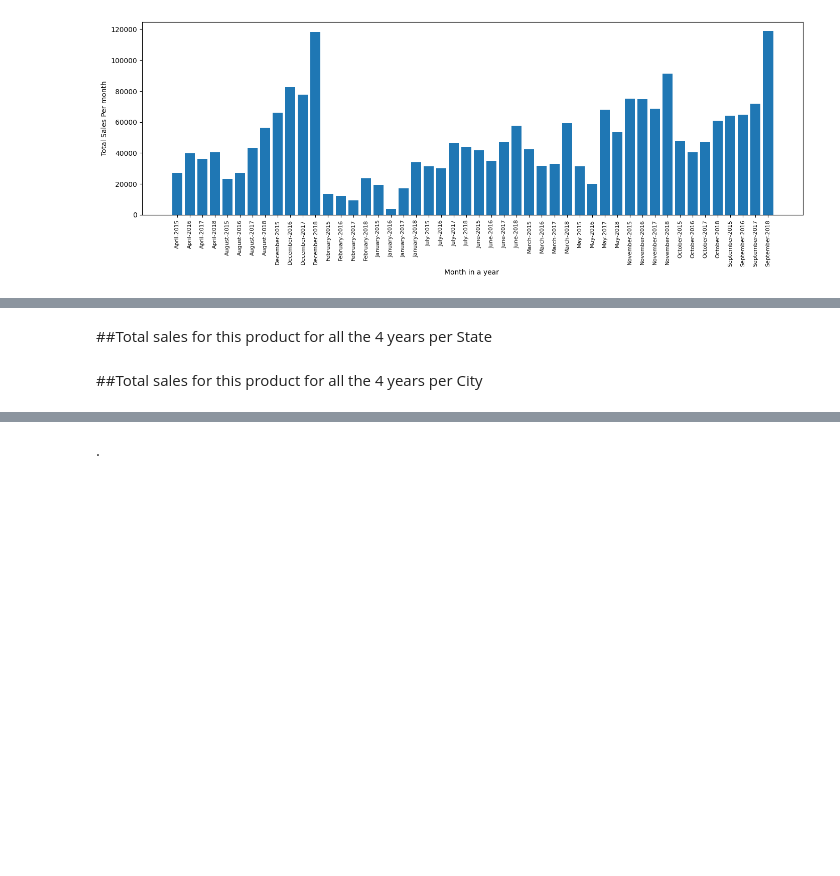
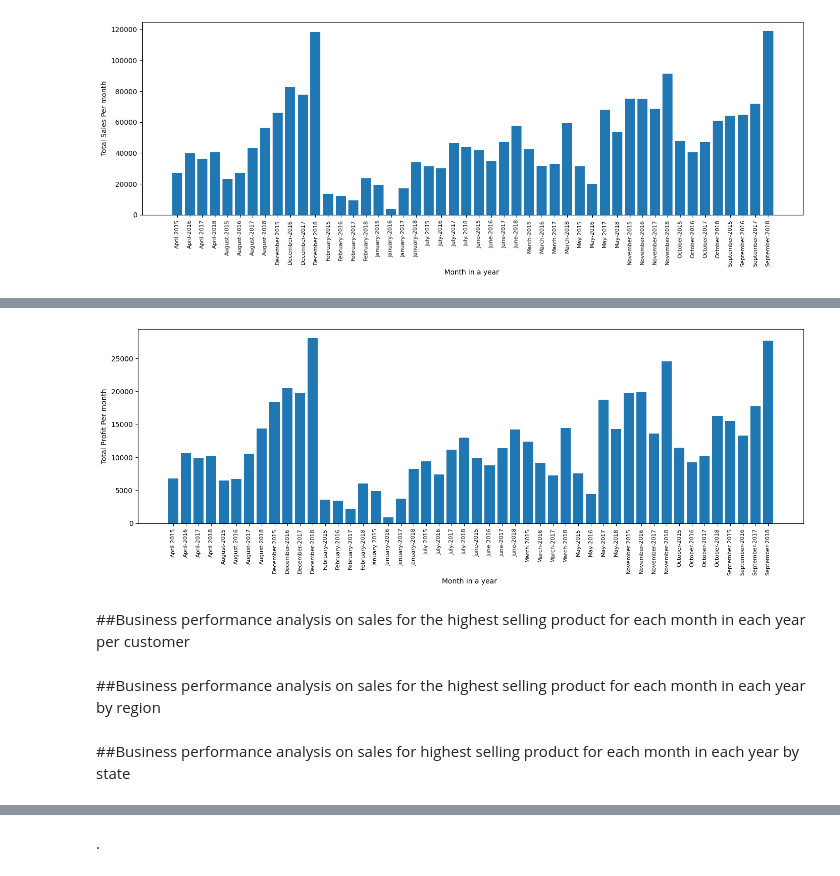
Before and after one commit to wandieinnocents/sales_analysis_pyhon_thesis_v3, a Jupyter notebook: v3_A_MULTIMODAL_ML_FRAMEWORK_FOR_BUSINESS_PERFORMANCE_ANALYSIS_Research_progress_v3.ipynb, the cells around one changed output, grey strips where cells are left out. Cells and saved outputs as stored; diff of their text form; code cells hidden in the pictures; blank space fills up the shorter version.

Commit message:
Get profits per month , for the highest selling product

```diff
--- a/v3_A_MULTIMODAL_ML_FRAMEWORK_FOR_BUSINESS_PERFORMANCE_ANALYSIS_Research_progress_v3.ipynb
+++ b/v3_A_MULTIMODAL_ML_FRAMEWORK_FOR_BUSINESS_PERFORMANCE_ANALYSIS_Research_progress_v3.ipynb
@@ -889,2 +890,6 @@ plt.show()
 # %%
 ##Business performance analysis on Profits for highest selling product for all the 4 years per Product Category
+
+product_category_month_year_p = df_hightest_selling_product.groupby('Month_Year')
+product_category_profit_month_year_highest_product = product_category_month_year_p.sum()['Profit']
+product_category_profit_month_year_highest_product
@@ -903,2 +913,0 @@ plt.show()
-# %% [markdown]
-##Total sales for this product for all the 4 years per State
@@ -907,2 +913,0 @@ plt.show()
-# %% [markdown]
-##Total sales for this product for all the 4 years per City
@@ -910,0 +914,18 @@ plt.show()
+# %%
+# vizualizing total profits made per month ,
+month_year_filter_highest_profit_analysis = [product for product, df_hightest_selling_product in product_category_month_year_p]
+
+# bar plot
+# size: width,height
+plt.figure(figsize=(17,5))
+plt.bar(month_year_filter_highest_profit_analysis, product_category_profit_month_year_highest_product)
+# plt.figure(figsize=(10, 6))
+plt.ylabel('Total Profit Per month')
+plt.xlabel('Month in a year ')
+plt.xticks(month_year_filter_highest_profit_analysis, rotation='vertical', size=8 )
+# bar width
+plt.show()
+# %% [output]
+[figure, added]
+# %% [markdown]
+##Business performance analysis on sales for the highest selling product for each month in each year per customer
@@ -910,0 +934,2 @@ plt.show()
+# %% [markdown]
+##Business performance analysis on sales for the highest selling product for each month in each year by region
@@ -910,0 +938,2 @@ plt.show()
+# %% [markdown]
+##Business performance analysis on sales for highest selling product for each month in each year  by state
```
Also changed, not shown: parts of 34 cells of this notebook.
